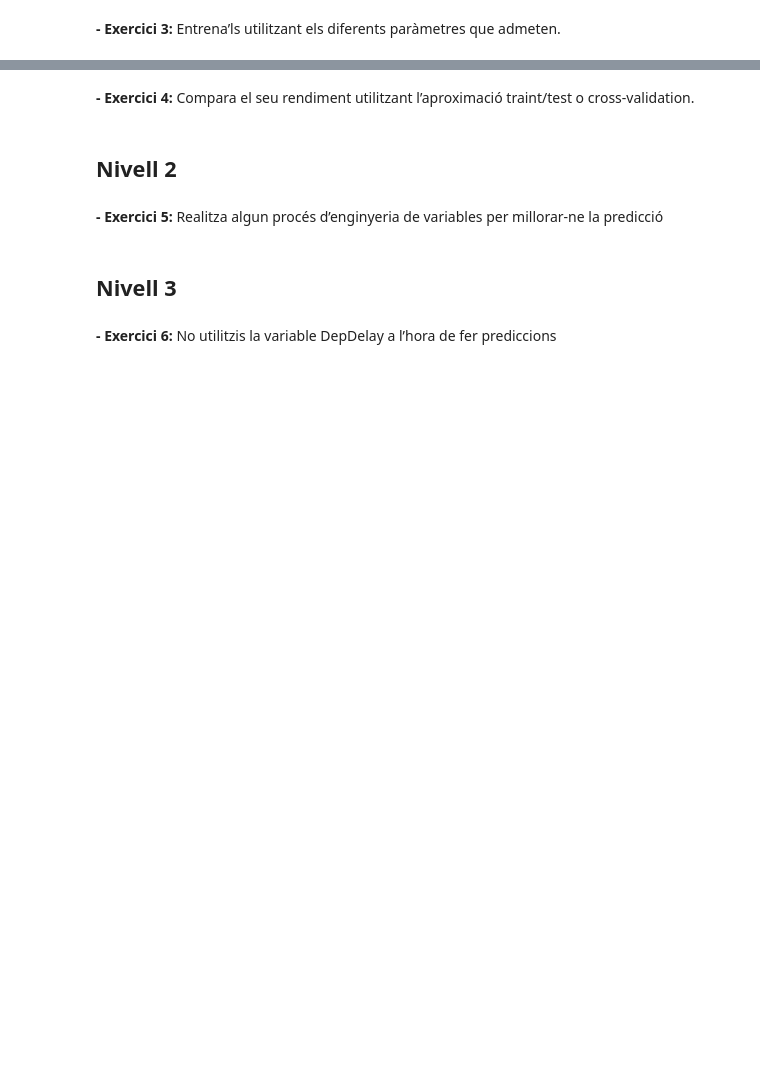
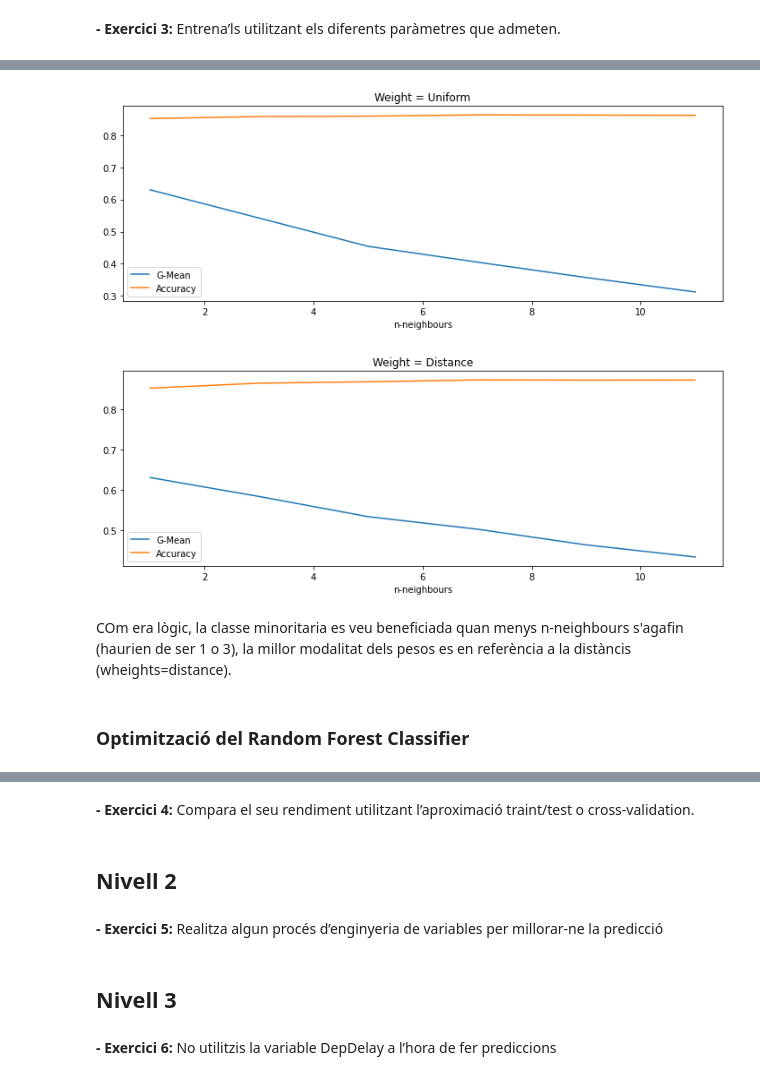
Before and after one commit to MarkusHumetus/Supervisat_Classificacio, a Jupyter notebook: S10_T01_Aprenentage_Supervisat.ipynb, the cells around one changed output, grey strips where cells are left out. Drawn from its saved outputs; the diff is of its cells as text; code cells hidden in the pictures; blank space fills up the shorter version.

```diff
--- a/S10_T01_Aprenentage_Supervisat.ipynb
+++ b/S10_T01_Aprenentage_Supervisat.ipynb
@@ -197,5 +198,0 @@ Support Vector Classification
-# %%
-X_train, X_test, y_train, y_test = train_test_split(df_small, objectiu, test_size=0.20, random_state=42)
-method=KNeighborsClassifier(n_neighbors=5)
-method.fit(X_train, y_train)
-prediction= method.predict(X_test)
@@ -203,0 +201,2 @@ model_list=['KNN', 'Support Vector']
+# %%
+metrics_df.drop(metrics_df.index,inplace=True)
@@ -213,10 +334,2 @@ for i in [KNeighborsClassifier(n_neighbors=5), SVC(gamma='auto')]:
 # %% [markdown]
 ()
-# %%
-prediction, real = check_classification_method(GradientBoostingClassifier(n_estimators=100, learning_rate=1.0,max_depth=1, random_state=0),df_small,objectiu,0)
-metric_list, inform  = check_prediction (prediction, real)
-print ('Gradient Boosting Classification')
-print(f'Accuracy {metric_list[0]}')
-print('confusion matrix', metric_list[1])
-print('G-Mean:', metric_list[2])
-print (inform)
@@ -356,0 +375,21 @@ Està inclòs dintre l'exercici 1.
+# %%
+## Optimització del K Neighbours Classifier
+knn_optim_df = pd.DataFrame(columns = ['n-neighbours', 'Weights' , 'Confusion Matrix','Accuracy', 'G-Mean'])
+j=0
+for weights_mode in ['uniform', 'distance']:
+    for i in [1,3,5,7,9,11]:
+        prediction, real = check_classification_method(KNeighborsClassifier(n_neighbors=i,
+                            weights=weights_mode),df_small,objectiu,0)
+        metric_list, inform  = check_prediction (prediction, real)
+        print ('* '*3,f' K Neighbours classifier n={i} and mode={weights_mode}.',' *'*3)
+        print(f'Accuracy {metric_list[0]}')
+        print('G-Mean:', metric_list[2])
+        nou_registre={'n-neighbours':i,
+                    'Weights':weights_mode,
+                    'Confusion Matrix': metric_list[1],
+                    'Accuracy':metric_list[0] ,
+                    'G-Mean':metric_list[2]}
+        knn_optim_df= knn_optim_df.append(nou_registre,ignore_index=True)
+        print('')
+        j+=1
+knn_optim_df
@@ -356,0 +427,15 @@ Està inclòs dintre l'exercici 1.
+# %%
+fig, axs = plt.subplots(figsize=(12, 4))
+knn_optim_df[knn_optim_df.Weights=='uniform'].plot(x='n-neighbours', y=['G-Mean','Accuracy'],ax=axs)
+axs.set_title('Weight = Uniform')
+fig2, axs2 = plt.subplots(figsize=(12, 4))
+knn_optim_df[knn_optim_df.Weights=='distance'].plot(x='n-neighbours',y=['G-Mean','Accuracy'], ax=axs2)
+axs2.set_title('Weight = Distance')
+plt.show()
+# %% [output]
+[figure, added]
+[figure, added]
+# %% [markdown]
+COm era lògic, la classe minoritaria es veu beneficiada quan menys n-neighbours s'agafin (haurien de ser 1 o 3), la millor modalitat dels pesos es en referència a la distàncis (wheights=distance).
+# %% [markdown]
+### Optimització del Random Forest Classifier
```
Also changed, not shown: parts of 27 cells of this notebook.
